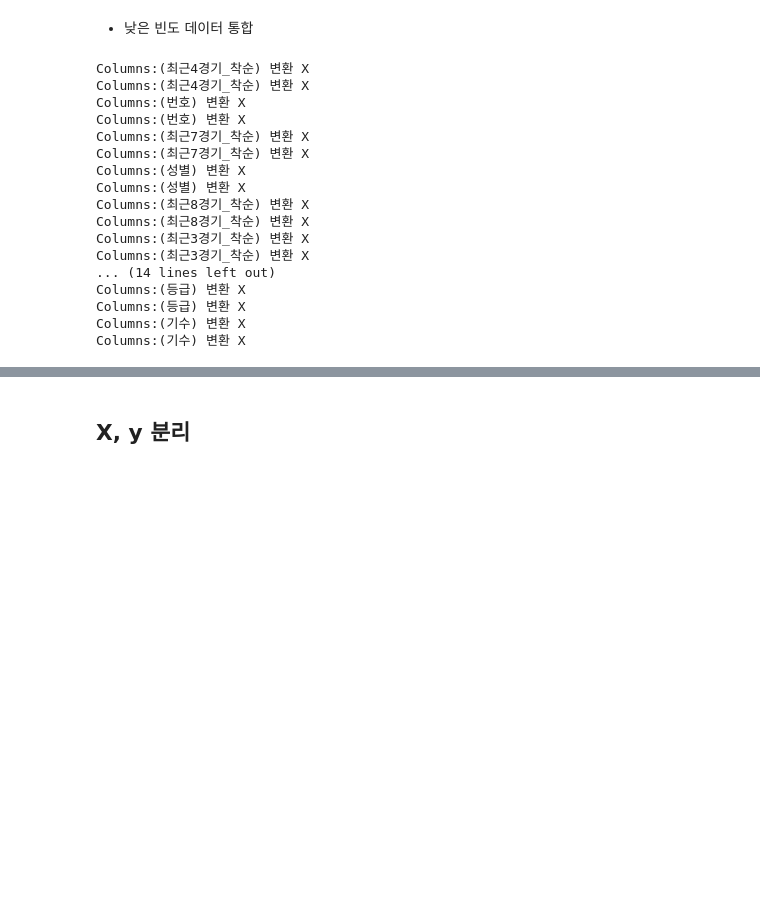
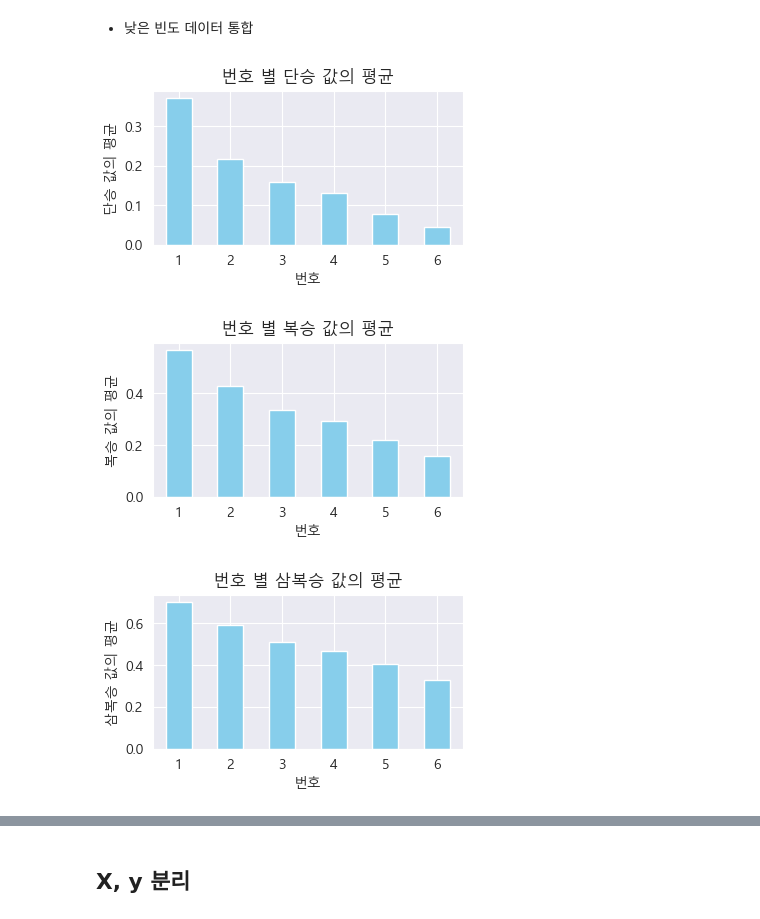
Before and after one commit to EunHak0501/KBoat, a Jupyter notebook: base_line.ipynb, the cells around one changed output, grey strips where cells are left out. Cells and saved outputs as stored; diff of their text form; code cells hidden in the pictures; blank space fills up the shorter version.

```diff
--- a/base_line.ipynb
+++ b/base_line.ipynb
@@ -30,7 +81,8 @@ def drop_columns_from_datasets(df):
         '연도', '회차', '일차', '경주번호',
         '금일출주경주',
         '모터번호', '전탑승선수1', '전탑승선수2',
-        '보트번호', '특이사항'
+        '보트번호', '특이사항',
+        '전일성적'
     ]
 
     df = df.drop(drop_cols, axis=1)
@@ -135,7 +189,7 @@ def adjust_for_top3(df):
     for col in col_list:
     # 순위가 1, 2, 3이 아닌 경우, 결측인 경우, 6으로 조정
     # (일반화된 성능을 위해 + 3등내에 드는게 중요)
-        df[col] = df[col].apply(lambda x: x if x in ['1', '2', '3'] else '6')
+        df[col] = df[col].apply(lambda x: x if x in ['1', '2', '3'] else '-1')
 
     return df
 
@@ -204,32 +238,23 @@ cat_features
 # %% [markdown]
 - 낮은 빈도 데이터 통합
-# %%
-def low_to_others(train, val, threshold=5, verbose=False):
-    _, cat_features = cal_cat_cols(train, val)
-
-    for col in cat_features:
-        unifier = low_frequency_to_others(threshold=threshold, verbose=verbose)
-        train[col] = unifier.fit_transform(train[col])
-        val[col] = unifier.transform(val[col])
-
-    return train, val
-
-train, val = low_to_others(train, val, verbose=True)
-# %% [output]
-Columns:(최근4경기_착순) 변환 X
-Columns:(최근4경기_착순) 변환 X
-Columns:(번호) 변환 X
-Columns:(번호) 변환 X
-Columns:(최근7경기_착순) 변환 X
-Columns:(최근7경기_착순) 변환 X
-Columns:(성별) 변환 X
-Columns:(성별) 변환 X
-Columns:(최근8경기_착순) 변환 X
-Columns:(최근8경기_착순) 변환 X
-Columns:(최근3경기_착순) 변환 X
-Columns:(최근3경기_착순) 변환 X
-... (14 lines left out)
-Columns:(등급) 변환 X
-Columns:(등급) 변환 X
-Columns:(기수) 변환 X
-Columns:(기수) 변환 X
+# %%
+plt.rcParams['font.family'] = 'Malgun Gothic'
+
+cols = [
+    '단승', '복승', '삼복승'
+]
+
+for col in cols:
+    mean_values = train.groupby('번호')[col].mean()
+
+    plt.figure(figsize=(4, 2))
+    mean_values.plot(kind='bar', color='skyblue')
+    plt.title(f'번호 별 {col} 값의 평균')
+    plt.xlabel('번호')
+    plt.ylabel(f'{col} 값의 평균')
+    plt.xticks(rotation=0)
+    plt.show()
+# %% [output]
+[figure, added]
+[figure, added]
+[figure, added]
```
Also changed, not shown: parts of 23 cells of this notebook.
